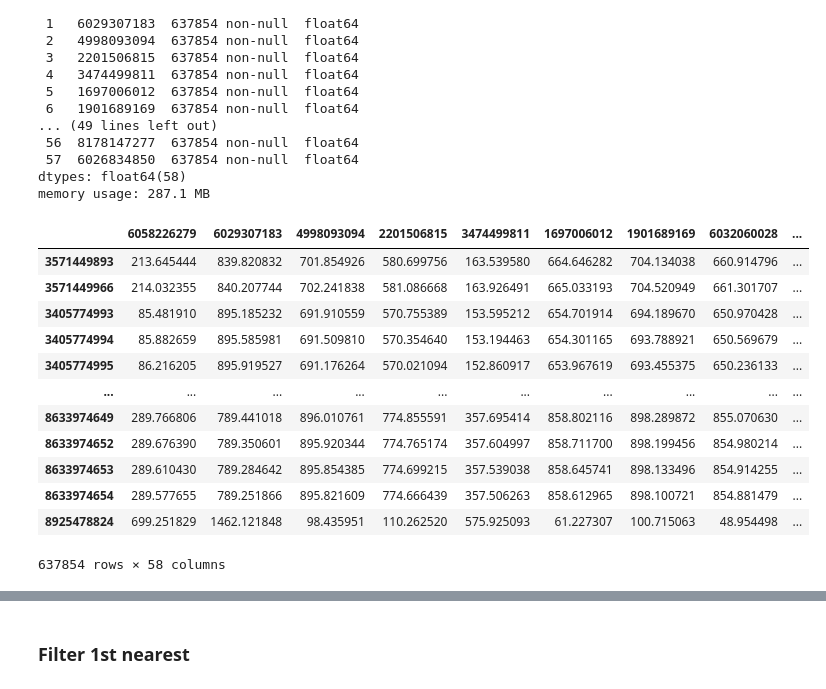
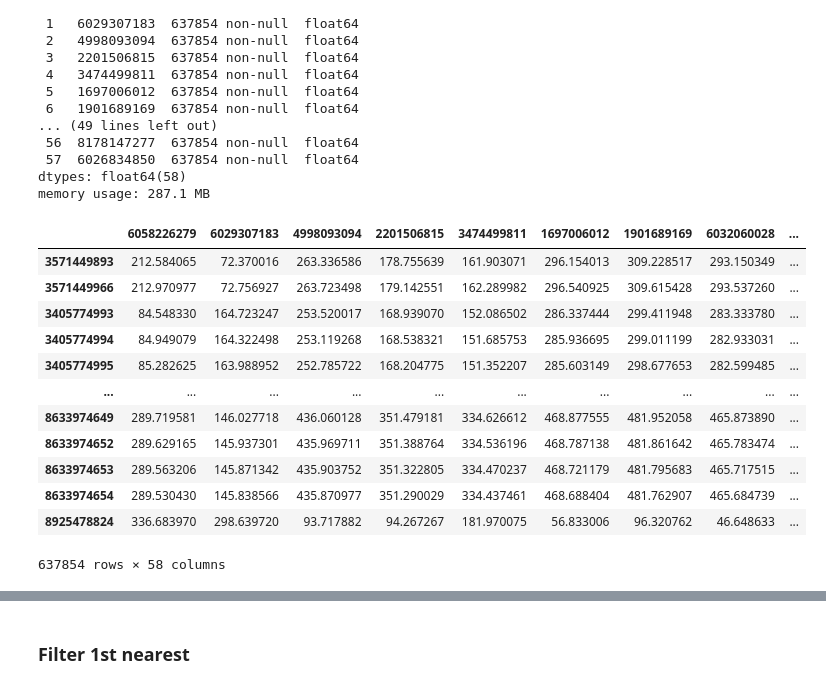
Before and after one commit to gracedoherty/senegal_access, a Jupyter notebook: SEN_Transport_flood-disruption_2021-11-26.ipynb, the cells around one changed output, grey strips where cells are left out. Saved outputs shown, nothing was run; the diff lists cells and outputs as text; code cells hidden in the pictures.

```diff
--- a/SEN_Transport_flood-disruption_2021-11-26.ipynb
+++ b/SEN_Transport_flood-disruption_2021-11-26.ipynb
@@ -467,7 +467,7 @@ end: Mon Dec 27 19:34:53 2021
 
 --- processing complete
 # %%
-G_flood = nx.read_gpickle("SEN-Cdrive/outputs/gTime_flood20.pickle")
+G_flood = nx.read_gpickle("SEN-Cdrive/outputs/gTime_flood10.pickle")
 # %%
 # We only need to find the origin-destination pairs for nodes closest to the origins and services,
 # and some nodes will be the nearest for more than one service (and definitely for multiple origins).
@@ -489,7 +489,7 @@ len(dests)
 fail_value = 999999999 # If there is no shortest path, the OD pair will be assigned the fail value.
 # %%
 print('start: %s\n' % time.ctime())
-OD = gn.calculate_OD(G_flood, origins, dests, fail_value, weight = 't20')
+OD = gn.calculate_OD(G_flood, origins, dests, fail_value, weight = 't10')
 print('\nend: %s' % time.ctime())
 print('\n--- processing complete')
 # %% [output]
@@ -524,21 +524,21 @@ memory usage: 287.1 MB
 # %%
 # Convert to minutes and save to file.
 OD_min = OD_df[OD_df <fail_value] / 60
-OD_min.to_csv(os.path.join(out_pth, 'OD_flood20_allorigins.csv'))
+OD_min.to_csv(os.path.join(out_pth, 'OD_flood10_allorigins.csv'))
 OD_min
 # %% [output]
 |  | 6058226279 | 6029307183 | 4998093094 | 2201506815 | 3474499811 | 1697006012 | 1901689169 | 6032060028 | ... |
-| 3571449893 | 213.645444 | 839.820832 | 701.854926 | 580.699756 | 163.539580 | 664.646282 | 704.134038 | 660.914796 | ... |
-| 3571449966 | 214.032355 | 840.207744 | 702.241838 | 581.086668 | 163.926491 | 665.033193 | 704.520949 | 661.301707 | ... |
-| 3405774993 | 85.481910 | 895.185232 | 691.910559 | 570.755389 | 153.595212 | 654.701914 | 694.189670 | 650.970428 | ... |
-| 3405774994 | 85.882659 | 895.585981 | 691.509810 | 570.354640 | 153.194463 | 654.301165 | 693.788921 | 650.569679 | ... |
-| 3405774995 | 86.216205 | 895.919527 | 691.176264 | 570.021094 | 152.860917 | 653.967619 | 693.455375 | 650.236133 | ... |
+| 3571449893 | 212.584065 | 72.370016 | 263.336586 | 178.755639 | 161.903071 | 296.154013 | 309.228517 | 293.150349 | ... |
+| 3571449966 | 212.970977 | 72.756927 | 263.723498 | 179.142551 | 162.289982 | 296.540925 | 309.615428 | 293.537260 | ... |
+| 3405774993 | 84.548330 | 164.723247 | 253.520017 | 168.939070 | 152.086502 | 286.337444 | 299.411948 | 283.333780 | ... |
+| 3405774994 | 84.949079 | 164.322498 | 253.119268 | 168.538321 | 151.685753 | 285.936695 | 299.011199 | 282.933031 | ... |
+| 3405774995 | 85.282625 | 163.988952 | 252.785722 | 168.204775 | 151.352207 | 285.603149 | 298.677653 | 282.599485 | ... |
 | ... | ... | ... | ... | ... | ... | ... | ... | ... | ... |
-| 8633974649 | 289.766806 | 789.441018 | 896.010761 | 774.855591 | 357.695414 | 858.802116 | 898.289872 | 855.070630 | ... |
-| 8633974652 | 289.676390 | 789.350601 | 895.920344 | 774.765174 | 357.604997 | 858.711700 | 898.199456 | 854.980214 | ... |
-| 8633974653 | 289.610430 | 789.284642 | 895.854385 | 774.699215 | 357.539038 | 858.645741 | 898.133496 | 854.914255 | ... |
-| 8633974654 | 289.577655 | 789.251866 | 895.821609 | 774.666439 | 357.506263 | 858.612965 | 898.100721 | 854.881479 | ... |
-| 8925478824 | 699.251829 | 1462.121848 | 98.435951 | 110.262520 | 575.925093 | 61.227307 | 100.715063 | 48.954498 | ... |
+| 8633974649 | 289.719581 | 146.027718 | 436.060128 | 351.479181 | 334.626612 | 468.877555 | 481.952058 | 465.873890 | ... |
+| 8633974652 | 289.629165 | 145.937301 | 435.969711 | 351.388764 | 334.536196 | 468.787138 | 481.861642 | 465.783474 | ... |
+| 8633974653 | 289.563206 | 145.871342 | 435.903752 | 351.322805 | 334.470237 | 468.721179 | 481.795683 | 465.717515 | ... |
+| 8633974654 | 289.530430 | 145.838566 | 435.870977 | 351.290029 | 334.437461 | 468.688404 | 481.762907 | 465.684739 | ... |
+| 8925478824 | 336.683970 | 298.639720 | 93.717882 | 94.267267 | 181.970075 | 56.833006 | 96.320762 | 46.648633 | ... |
 637854 rows × 58 columns
 # %%
 # Create origin-specific matrix and save to file.
```
Also changed, not shown: parts of 77 cells of this notebook.
